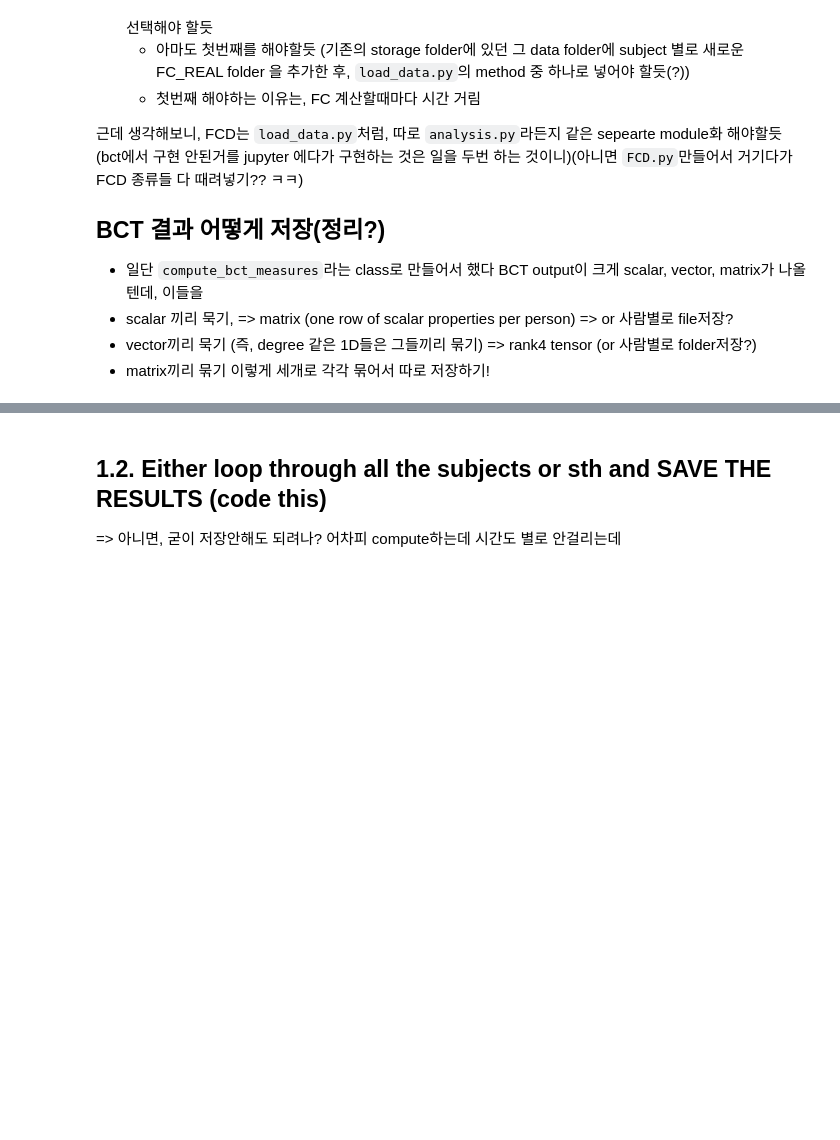
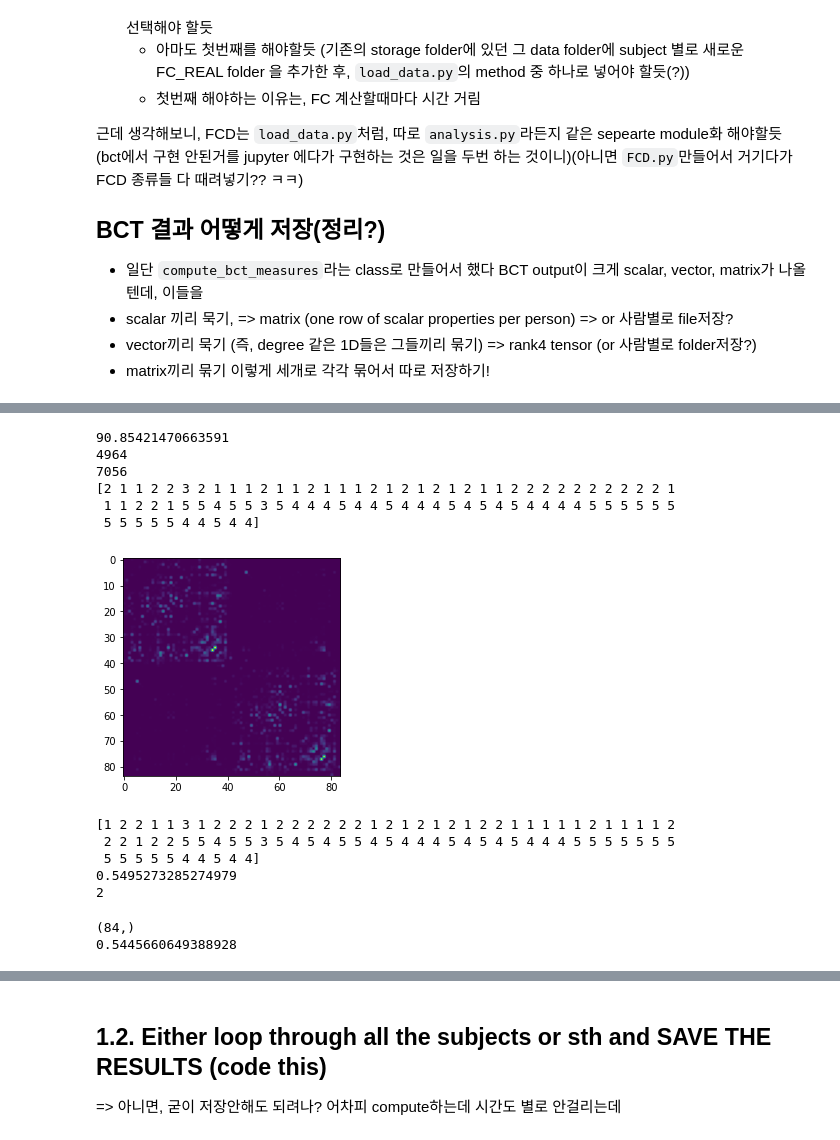
Before and after one commit to Transconnectome/TVB, a Jupyter notebook: Brain_Connectivity/TVB_version.ipynb, the cells around one changed output, grey strips where cells are left out. Cells and saved outputs as stored; diff of their text form; code cells hidden in the pictures; blank space fills up the shorter version.

Commit message:
did louvain community

```diff
--- a/Brain_Connectivity/TVB_version.ipynb
+++ b/Brain_Connectivity/TVB_version.ipynb
@@ -152,3 +153,6 @@ dict_keys(['threshold_normalized_matrix', 'agreement', 'mean_first_passage_time'
   'max_modularity_mertric_gam1': 0.46764311250970314,
   'max_modularity_mertric_gam10': -0.12585161358739794},
  dict_keys(['transivity', 'local_efficiency', 'assortativity', 'pos_strength_sum', 'char_path_len', 'global_efficiency', 'graph_radius', 'graph_diameter', 'max_modularity_mertric_gam0_1', 'max_modular ...
+# %%
+sample_i = utils.conn_measures.compute_bct_UW(sample_sc, threshold = threshold)
+sample_i.scalar_properties()
@@ -154,0 +172,46 @@ dict_keys(['threshold_normalized_matrix', 'agreement', 'mean_first_passage_time'
+# %%
+print(np.sum(sample_i.mat))
+plt.imshow(sample_i.mat)
+print(np.sum(sample_i.mat == 0))
+print(84*84)
+print(sample_i.modular_structures)
+# %% [output]
+90.85421470663591
+4964
+7056
+[2 1 1 2 2 3 2 1 1 1 2 1 1 2 1 1 1 2 1 2 1 2 1 2 1 1 2 2 2 2 2 2 2 2 2 2 1
+ 1 1 2 2 1 5 5 4 5 5 3 5 4 4 4 5 4 4 5 4 4 4 5 4 5 4 5 4 4 4 4 5 5 5 5 5 5
+ 5 5 5 5 5 4 4 5 4 4]
+[figure, added]
+# %%
+np.sqrt(4964)
+
+
+modular_structures = np.zeros(5)
+
+count = 1
+while modular_structures.max() != 5:
+    modular_structures, modularities = bct.community_louvain(sample_i.mat)
+    count+=1
+    if count > 10000:
+        if (np.max(modular_structures) == 6) or (np.max(modular_structures[i])==4):
+            break
+print(modular_structures)
+print(modularities)
+print(count)
+# %% [output]
+[1 2 2 1 1 3 1 2 2 2 1 2 2 2 2 2 2 1 2 1 2 1 2 1 2 2 1 1 1 1 1 2 1 1 1 1 2
+ 2 2 1 2 2 5 5 4 5 5 3 5 4 5 4 5 5 4 5 4 4 4 5 4 5 4 5 4 4 4 5 5 5 5 5 5 5
+ 5 5 5 5 5 4 4 5 4 4]
+0.5495273285274979
+2
+# %%
+len(bct.get_components(sample_i.mat)[0])
+modular_structures, modularities = bct.community_louvain(sample_i.mat)
+
+print(modular_structures.shape)
+print(modularities)
+#sample_i.mat.shape #84*84
+# %% [output]
+(84,)
+0.5445660649388928
```
Also changed, not shown: parts of 11 cells of this notebook, 2 other files.
